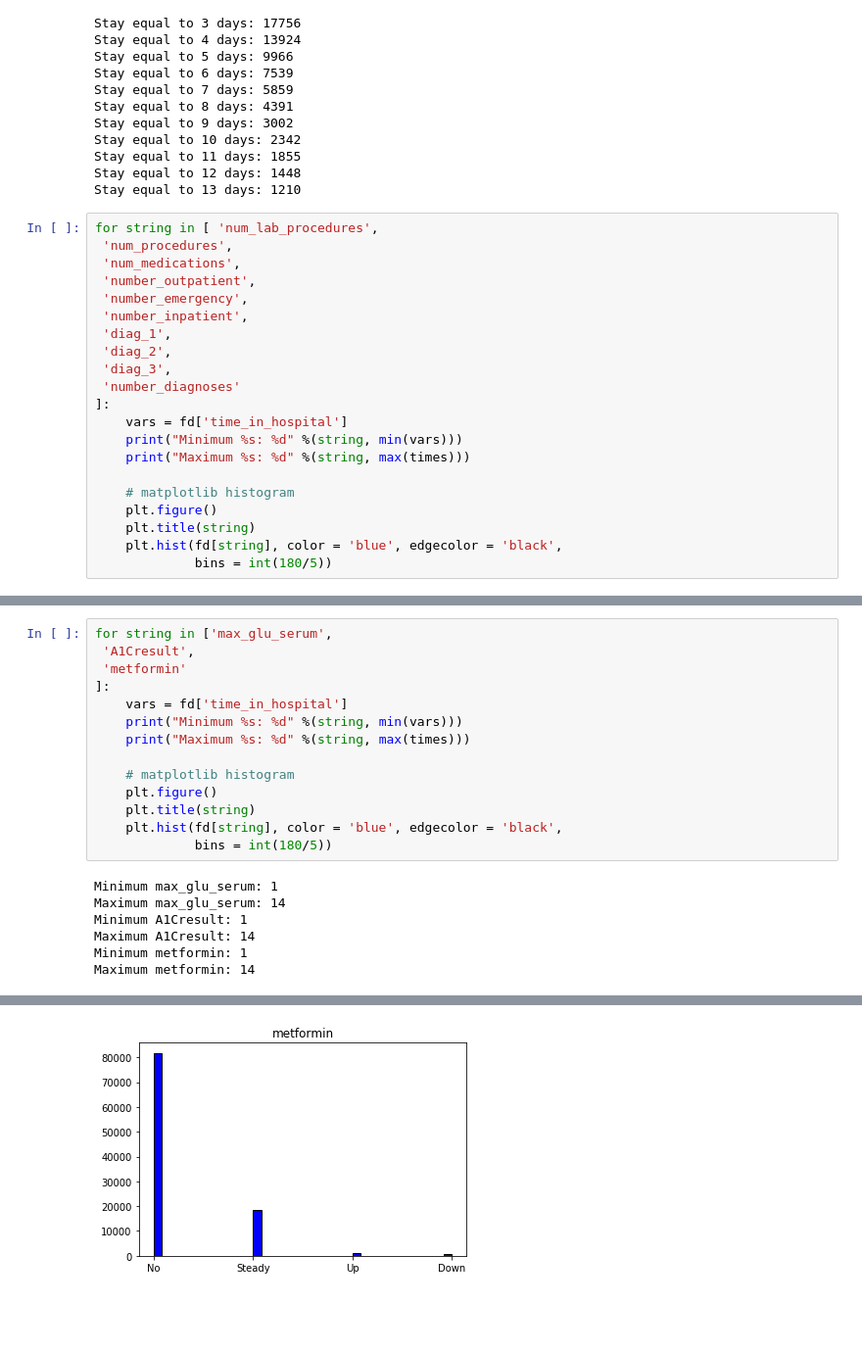
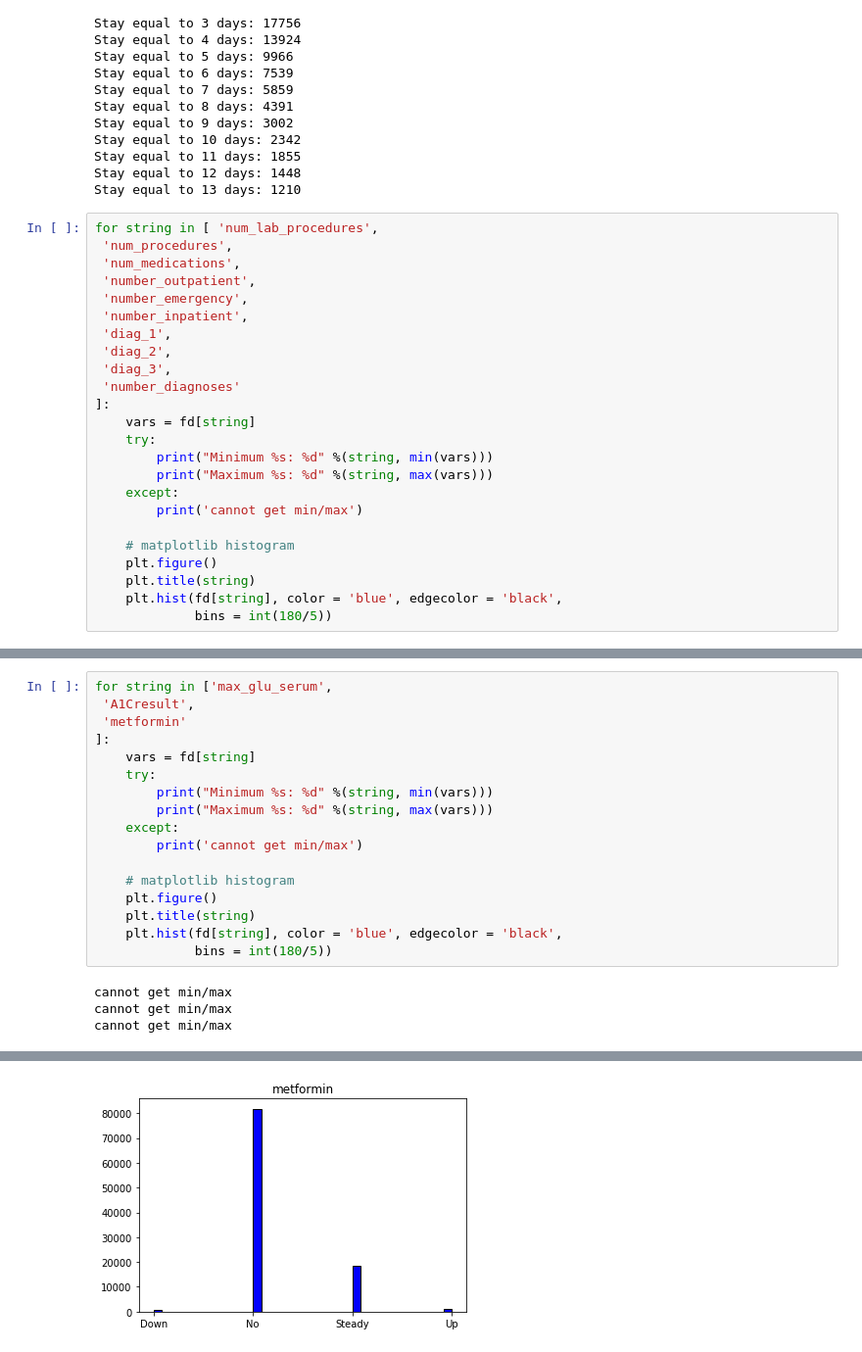
Before and after one commit to mkamineni/6.804FinalProject, a Jupyter notebook: dataset_exploration2.ipynb, the cells around one changed output, grey strips where cells are left out. Shown at 98% size. Drawn from its saved outputs; the diff is of its cells as text; blank space fills up the shorter version.

```diff
--- a/dataset_exploration2.ipynb
+++ b/dataset_exploration2.ipynb
@@ -143,9 +157,12 @@ for string in [ 'num_lab_procedures',
  'diag_3',
  'number_diagnoses'
 ]:
-    vars = fd['time_in_hospital']
-    print("Minimum %s: %d" %(string, min(vars)))
-    print("Maximum %s: %d" %(string, max(times)))
+    vars = fd[string]
+    try:
+        print("Minimum %s: %d" %(string, min(vars)))
+        print("Maximum %s: %d" %(string, max(vars)))
+    except:
+        print('cannot get min/max')
 
     # matplotlib histogram
     plt.figure()
@@ -188,9 +202,12 @@ for string in ['max_glu_serum',
  'A1Cresult',
  'metformin'
 ]:
-    vars = fd['time_in_hospital']
-    print("Minimum %s: %d" %(string, min(vars)))
-    print("Maximum %s: %d" %(string, max(times)))
+    vars = fd[string]
+    try:
+        print("Minimum %s: %d" %(string, min(vars)))
+        print("Maximum %s: %d" %(string, max(vars)))
+    except:
+        print('cannot get min/max')
 
     # matplotlib histogram
     plt.figure()
@@ -198,9 +215,6 @@ for string in ['max_glu_serum',
     plt.hist(fd[string], color = 'blue', edgecolor = 'black',
              bins = int(180/5))
 # %% [output]
-Minimum max_glu_serum: 1
-Maximum max_glu_serum: 14
-Minimum A1Cresult: 1
-Maximum A1Cresult: 14
-Minimum metformin: 1
-Maximum metformin: 14
+cannot get min/max
+cannot get min/max
+cannot get min/max
@@ -209 +223 @@ Maximum metformin: 14
-[figure, old version]
+[figure, new version]
```
Also changed, not shown: parts of 9 cells of this notebook, 1 other file.
